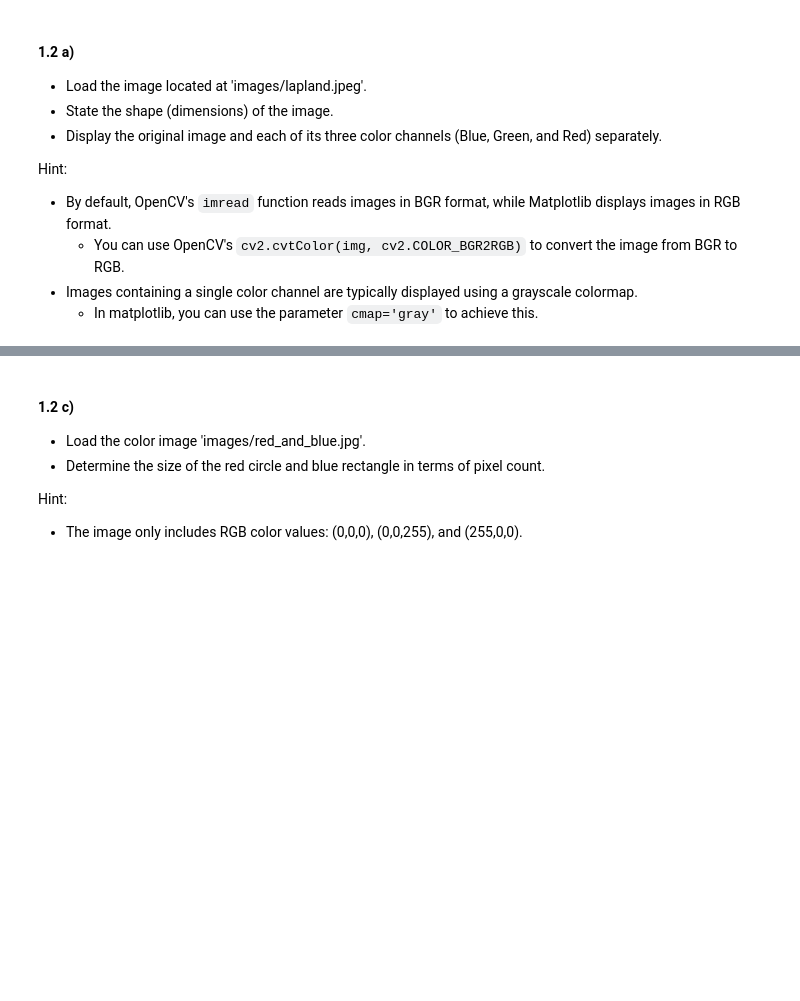
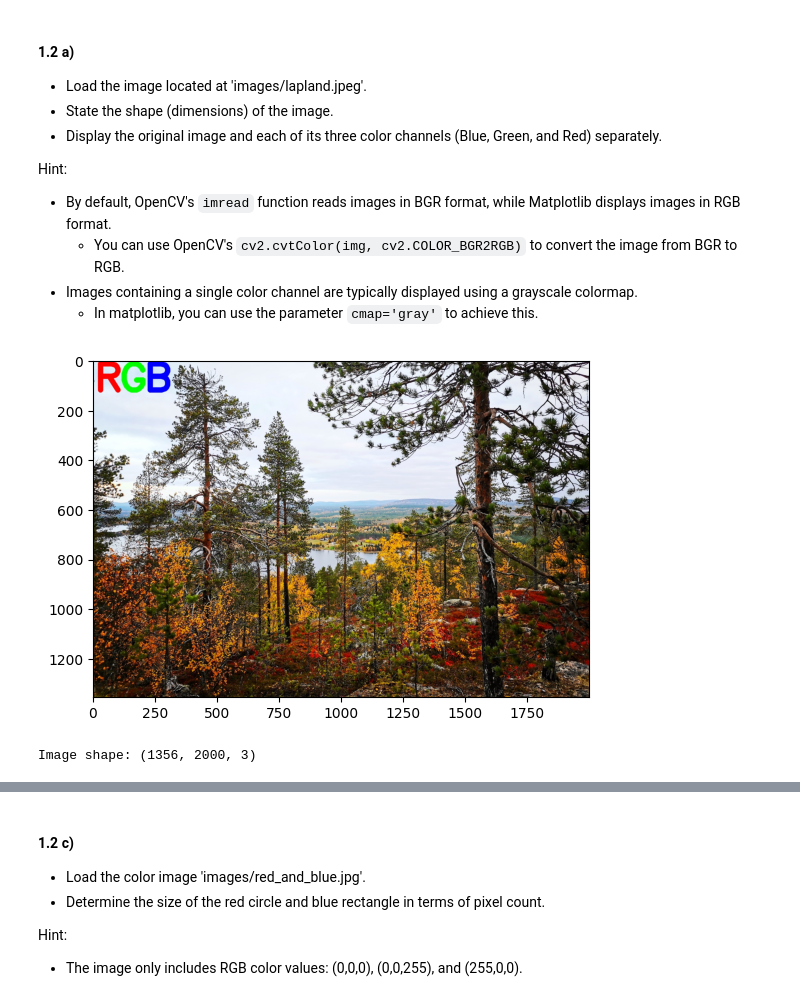
Before and after one commit to hoanghl/master-hw, a Jupyter notebook: ex1/CV-2024-exercises-01.ipynb, the cells around one changed output, grey strips where cells are left out. Cells and saved outputs as stored; diff of their text form; code cells hidden in the pictures; blank space fills up the shorter version.

```diff
--- a/ex1/CV-2024-exercises-01.ipynb
+++ b/ex1/CV-2024-exercises-01.ipynb
@@ -144,4 +244,15 @@ Hint:
 - Images containing a single color channel are typically displayed using a grayscale colormap.
     - In matplotlib, you can use the parameter `cmap='gray'` to achieve this.
 # %%
-# Answer here
+path = "images/lapland.jpeg"
+
+img = cv2.cvtColor(cv2.imread(path), cv2.COLOR_BGR2RGB)
+
+plt.imshow(img)
+plt.show()
+# %% [output]
+[figure, added]
+# %%
+print(f"Image shape: {img.shape}")
+# %% [output]
+Image shape: (1356, 2000, 3)
```
Also changed, not shown: parts of 20 cells of this notebook, 11 other files.
